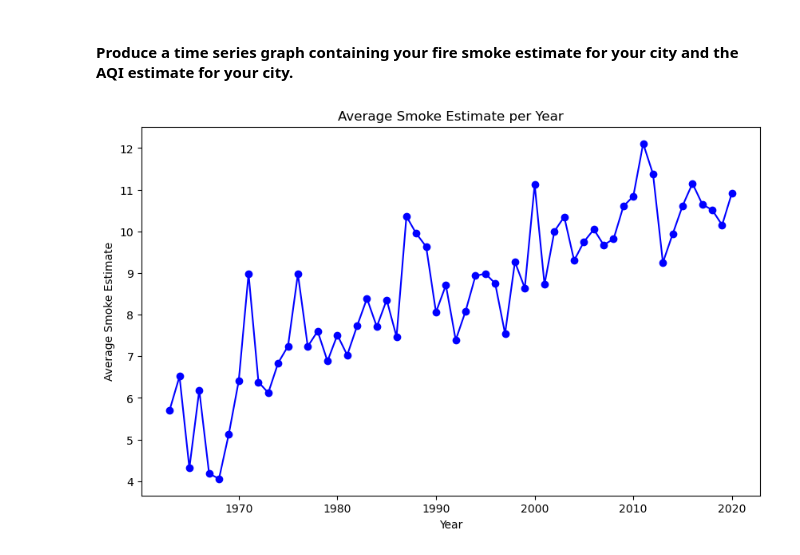
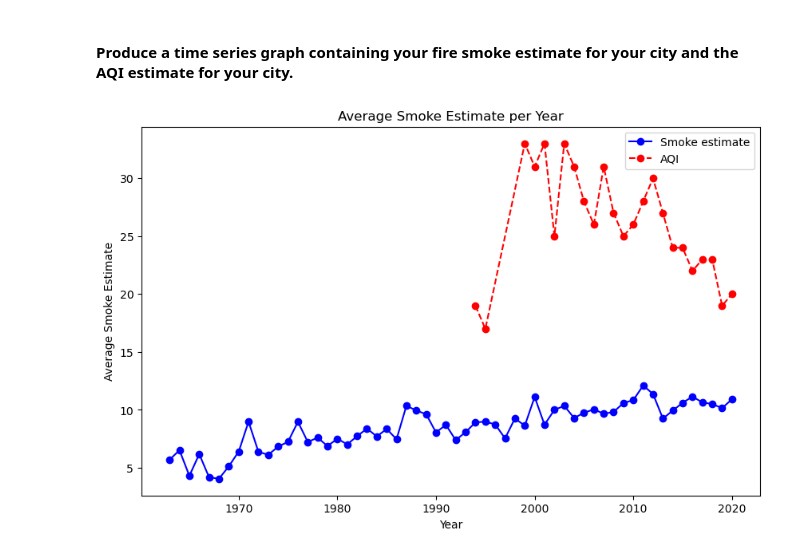
Before and after one commit to SayaniBoral/Human-Centered-Data-Science, a Jupyter notebook: Wild-fire-smoke-estimation/notebook/smoke_estimate_and_visualizations.ipynb, the cells around one changed output. Cells and saved outputs as stored; diff of their text form; code cells hidden in the pictures.

Commit message:
Adding AQI data and code

```diff
--- a/Wild-fire-smoke-estimation/notebook/smoke_estimate_and_visualizations.ipynb
+++ b/Wild-fire-smoke-estimation/notebook/smoke_estimate_and_visualizations.ipynb
@@ -119,0 +122,21 @@ smoke_df.head(10)
+# %%
+#AQI= pd.reas_csv('/Users/sayo/Documents/Projects/Home-Projects/ScratchPad/aqi/*.csv')
+import os
+# Specify the folder path where your CSV files are located
+folder_path = '/Users/sayo/Documents/Projects/Home-Projects/ScratchPad/aqi/'
+
+# Get a list of all CSV files in the folder
+csv_files = [file for file in os.listdir(folder_path) if file.endswith('.csv')]
+
+# Initialize an empty DataFrame to store the combined data
+aqi_combined_data = pd.DataFrame()
+
+# Loop through each CSV file and append its data to the combined DataFrame
+for file in csv_files:
+    file_path = os.path.join(folder_path, file)
+    df = pd.read_csv(file_path)
+    aqi_combined_data = aqi_combined_data.append(df, ignore_index=True)
+
+# Now, combined_data contains the data from all CSV files in the folder
+aqi_filtered_data=aqi_combined_data[(aqi_combined_data.County=='Hall') & (aqi_combined_data.State=='Nebraska')]
+aqi_filtered_data.head(10)
@@ -119,0 +164,3 @@ smoke_df.head(10)
+# %%
+aqi_filtered_data=aqi_filtered_data.sort_values('Year',ascending=True)
+aqi_filtered_data.head(60)
@@ -159,11 +224,13 @@ plt.show()
 # %%
 average_smoke_estimate=smoke_df.groupby('wf_year')['wf_smoke_estimate'].mean()
 # Plotting the time series graph
 plt.figure(figsize=(10, 6))
-plt.plot(average_smoke_estimate.index, average_smoke_estimate.values, marker='o', linestyle='-', color='b')
+plt.plot(average_smoke_estimate.index, average_smoke_estimate.values, marker='o', linestyle='-', color='b',label='Smoke estimate')
+plt.plot(aqi_filtered_data.Year, aqi_filtered_data["Median AQI"],marker='o', linestyle='--', color='r',label='AQI')
 plt.xlabel('Year')
 plt.ylabel('Average Smoke Estimate')
 plt.title('Average Smoke Estimate per Year')
+plt.legend()
 plt.show()
 # %% [output]
-[figure, old version]
+[figure, new version]
```
Also changed, not shown: parts of 4 cells of this notebook, 1 other file.
